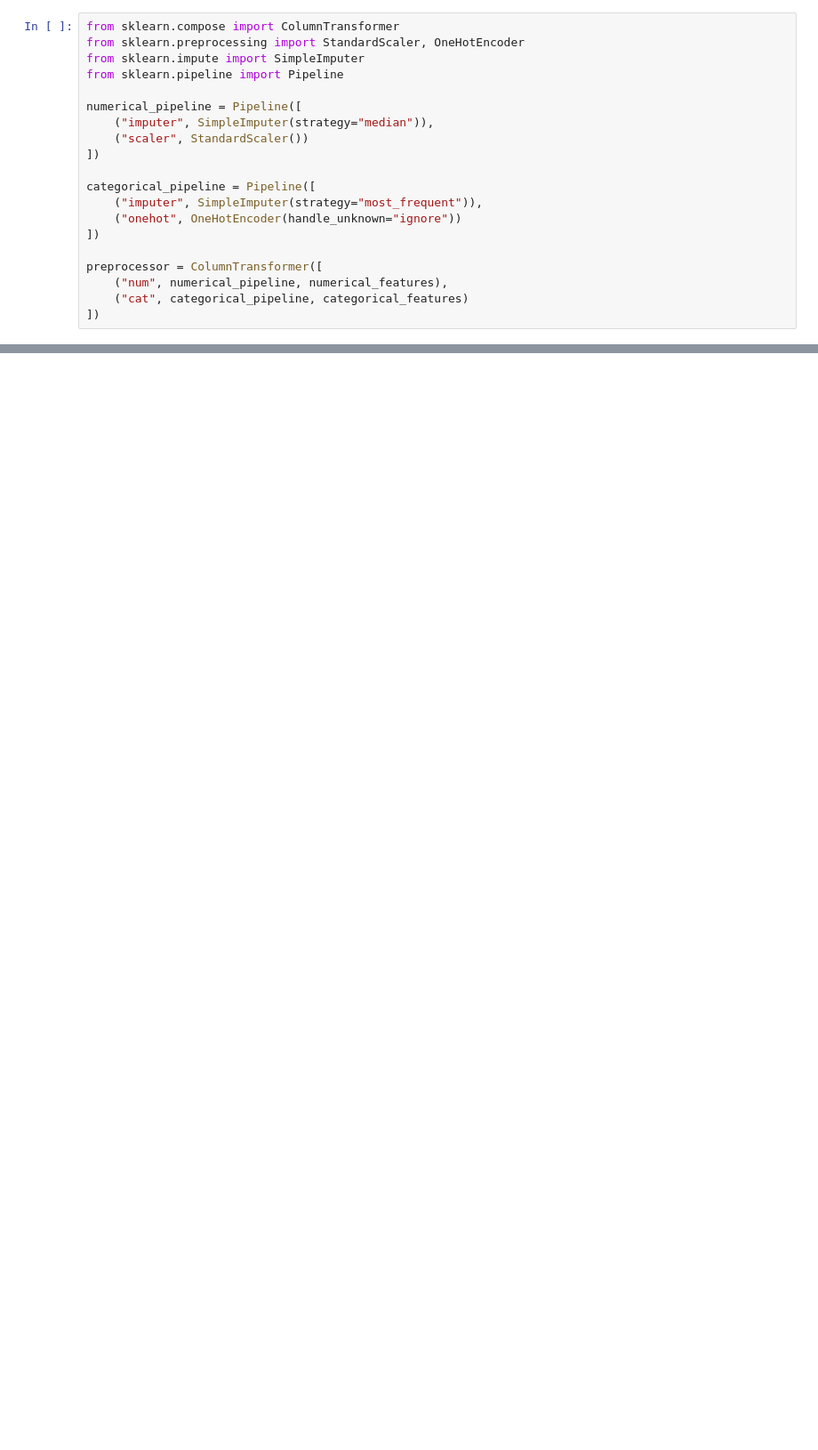
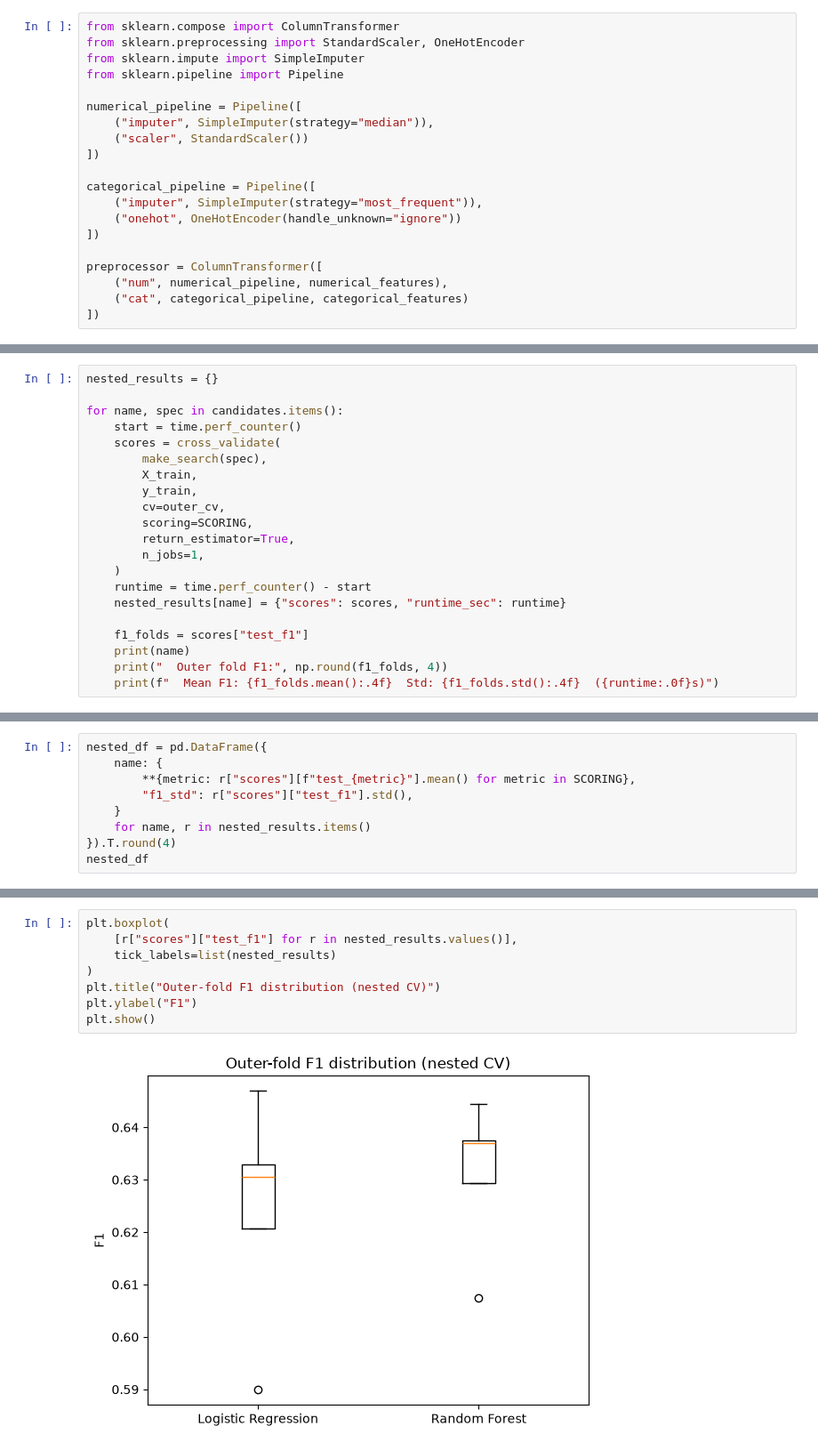
Before and after one commit to ManojLamani/Auto-Tuned-Churn-API, a Jupyter notebook: notebooks/01_dataset_preparation.ipynb, the cells around one changed output, grey strips where cells are left out. Shown at 89% size. Cells and saved outputs as stored; diff of their text form; blank space fills up the shorter version.

```diff
--- a/notebooks/01_dataset_preparation.ipynb
+++ b/notebooks/01_dataset_preparation.ipynb
@@ -775,0 +559,21 @@ F1 Score : 0.5831
+# %%
+nested_results = {}
+
+for name, spec in candidates.items():
+    start = time.perf_counter()
+    scores = cross_validate(
+        make_search(spec),
+        X_train,
+        y_train,
+        cv=outer_cv,
+        scoring=SCORING,
+        return_estimator=True,
+        n_jobs=1,
+    )
+    runtime = time.perf_counter() - start
+    nested_results[name] = {"scores": scores, "runtime_sec": runtime}
+
+    f1_folds = scores["test_f1"]
+    print(name)
+    print("  Outer fold F1:", np.round(f1_folds, 4))
+    print(f"  Mean F1: {f1_folds.mean():.4f}  Std: {f1_folds.std():.4f}  ({runtime:.0f}s)")
@@ -775,0 +592,9 @@ F1 Score : 0.5831
+# %%
+nested_df = pd.DataFrame({
+    name: {
+        **{metric: r["scores"][f"test_{metric}"].mean() for metric in SCORING},
+        "f1_std": r["scores"]["test_f1"].std(),
+    }
+    for name, r in nested_results.items()
+}).T.round(4)
+nested_df
@@ -775,0 +605,10 @@ F1 Score : 0.5831
+# %%
+plt.boxplot(
+    [r["scores"]["test_f1"] for r in nested_results.values()],
+    tick_labels=list(nested_results)
+)
+plt.title("Outer-fold F1 distribution (nested CV)")
+plt.ylabel("F1")
+plt.show()
+# %% [output]
+[figure, added]
```
Also changed, not shown: parts of 127 cells of this notebook, 3 other files.
